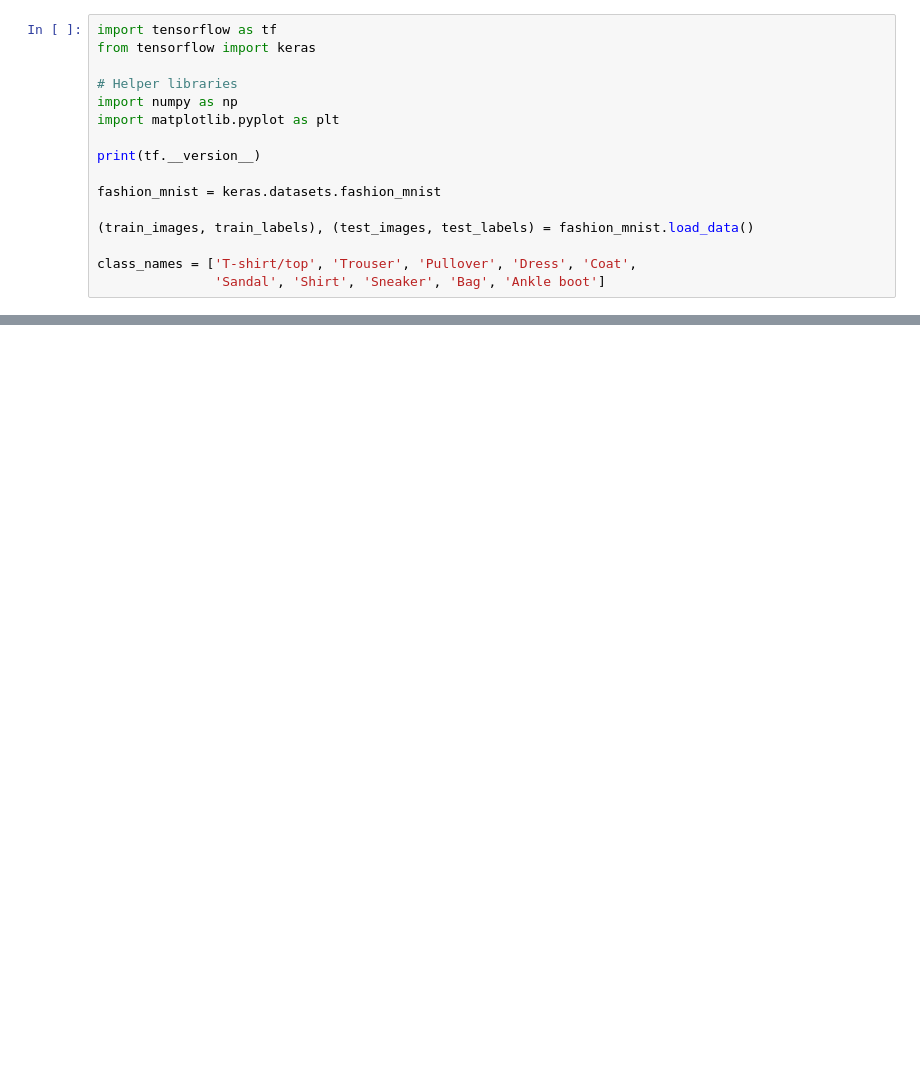
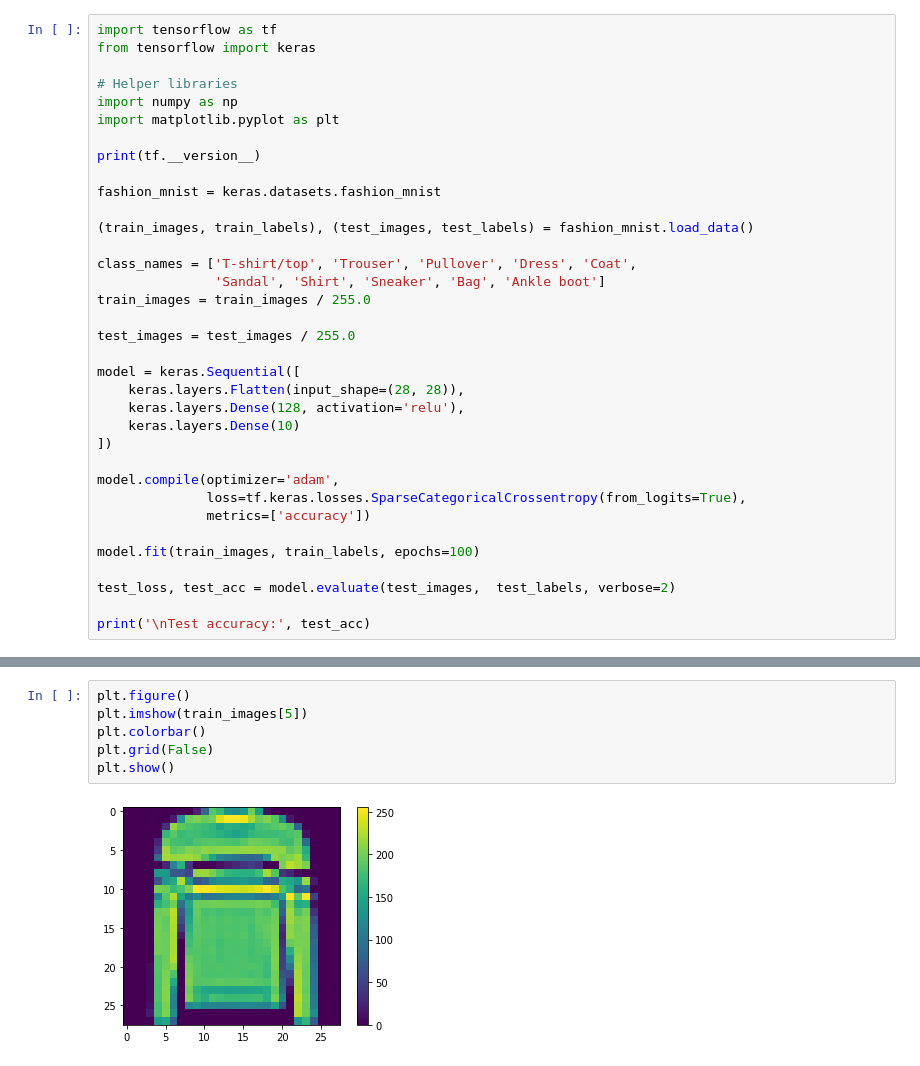
Before and after one commit to yinshiyi/siping, a Jupyter notebook: Untitled0.ipynb, the cells around one changed output, grey strips where cells are left out. Drawn from its saved outputs; the diff is of its cells as text; blank space fills up the shorter version.

```diff
--- a/Untitled0.ipynb
+++ b/Untitled0.ipynb
@@ -16,5 +16,24 @@ fashion_mnist = keras.datasets.fashion_mnist
 
 class_names = ['T-shirt/top', 'Trouser', 'Pullover', 'Dress', 'Coat',
                'Sandal', 'Shirt', 'Sneaker', 'Bag', 'Ankle boot']
+train_images = train_images / 255.0
+
+test_images = test_images / 255.0
+
+model = keras.Sequential([
+    keras.layers.Flatten(input_shape=(28, 28)),
+    keras.layers.Dense(128, activation='relu'),
+    keras.layers.Dense(10)
+])
+
+model.compile(optimizer='adam',
+              loss=tf.keras.losses.SparseCategoricalCrossentropy(from_logits=True),
+              metrics=['accuracy'])
+
+model.fit(train_images, train_labels, epochs=100)
+
+test_loss, test_acc = model.evaluate(test_images,  test_labels, verbose=2)
+
+print('\nTest accuracy:', test_acc)
 # %% [output]
 2.2.0
@@ -28,0 +56,8 @@ Downloading data from https://storage.googleapis.com/tensorflow/tf-keras-dataset
+# %%
+plt.figure()
+plt.imshow(train_images[5])
+plt.colorbar()
+plt.grid(False)
+plt.show()
+# %% [output]
+[figure, added]
```
Also changed, not shown: parts of 2 cells of this notebook.
